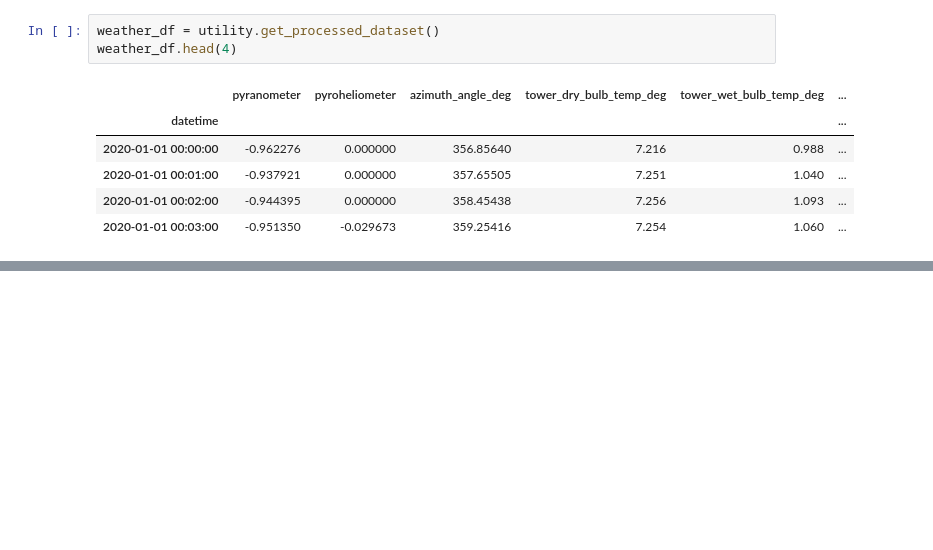
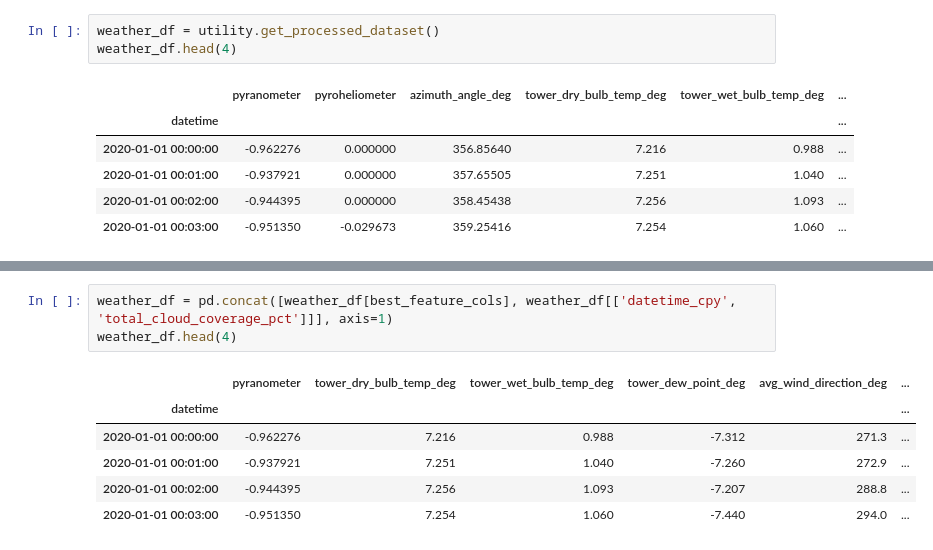
Before and after one commit to mrutyunjay17/solar-cloud-coverage-prediction, a Jupyter notebook: experiment_1.ipynb, the cells around one changed output, grey strips where cells are left out. Drawn from its saved outputs; the diff is of its cells as text; blank space fills up the shorter version.

```diff
--- a/experiment_1.ipynb
+++ b/experiment_1.ipynb
@@ -37,0 +73,10 @@ training_dataset = utility.series_to_supervised(weather_df_1day)
+# %%
+weather_df = pd.concat([weather_df[best_feature_cols], weather_df[['datetime_cpy', 'total_cloud_coverage_pct']]], axis=1)
+weather_df.head(4)
+# %% [output]
+|  | pyranometer | tower_dry_bulb_temp_deg | tower_wet_bulb_temp_deg | tower_dew_point_deg | avg_wind_direction_deg | ... |
+| datetime |  |  |  |  |  | ... |
+| 2020-01-01 00:00:00 | -0.962276 | 7.216 | 0.988 | -7.312 | 271.3 | ... |
+| 2020-01-01 00:01:00 | -0.937921 | 7.251 | 1.040 | -7.260 | 272.9 | ... |
+| 2020-01-01 00:02:00 | -0.944395 | 7.256 | 1.093 | -7.207 | 288.8 | ... |
+| 2020-01-01 00:03:00 | -0.951350 | 7.254 | 1.060 | -7.440 | 294.0 | ... |
```
Also changed, not shown: parts of 36 cells of this notebook, 1 other file.
